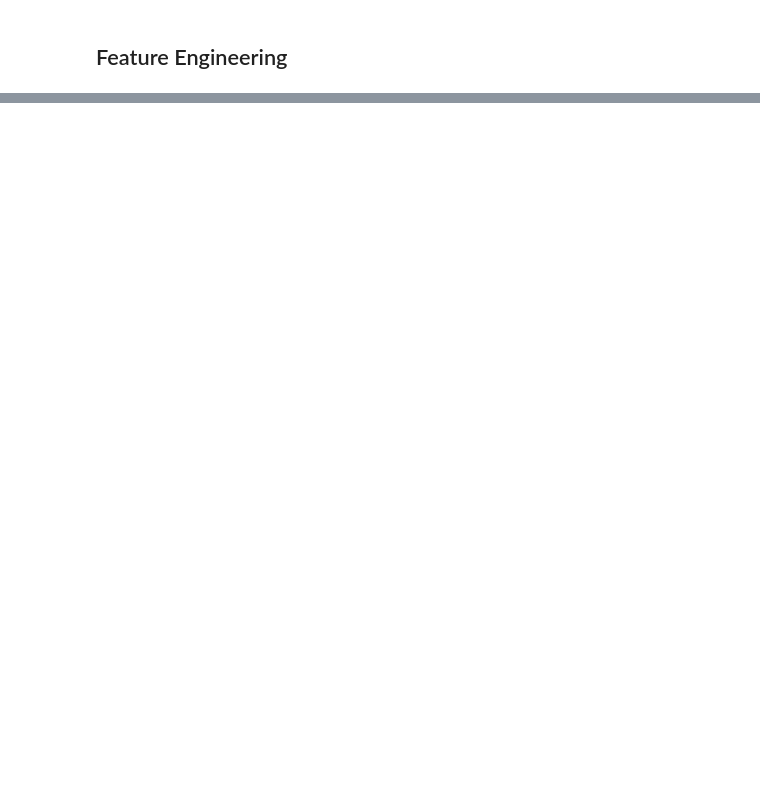
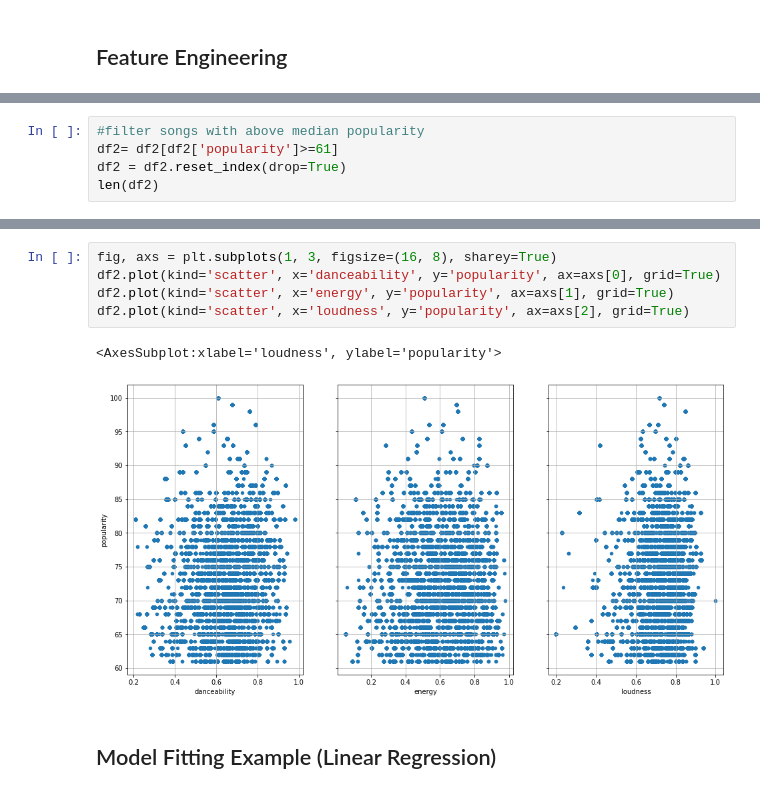
Before and after one commit to wenmi01/dsfc7-sprint02, a Jupyter notebook: notebooks/Rowen_Market_Data_Day04.ipynb, the cells around one changed output, grey strips where cells are left out. Cells and saved outputs as stored; diff of their text form; blank space fills up the shorter version.

```diff
--- a/notebooks/Rowen_Market_Data_Day04.ipynb
+++ b/notebooks/Rowen_Market_Data_Day04.ipynb
@@ -348,0 +672,5 @@ df_artists.m
+# %%
+#filter songs with above median popularity
+df2= df2[df2['popularity']>=61]
+df2 = df2.reset_index(drop=True)
+len(df2)
@@ -348,0 +689,10 @@ df_artists.m
+# %%
+fig, axs = plt.subplots(1, 3, figsize=(16, 8), sharey=True)
+df2.plot(kind='scatter', x='danceability', y='popularity', ax=axs[0], grid=True)
+df2.plot(kind='scatter', x='energy', y='popularity', ax=axs[1], grid=True)
+df2.plot(kind='scatter', x='loudness', y='popularity', ax=axs[2], grid=True)
+# %% [output]
+<AxesSubplot:xlabel='loudness', ylabel='popularity'>
+[figure, added]
+# %% [markdown]
+## Model Fitting Example (Linear Regression)
```
Also changed, not shown: parts of 59 cells of this notebook, 1 other file.
